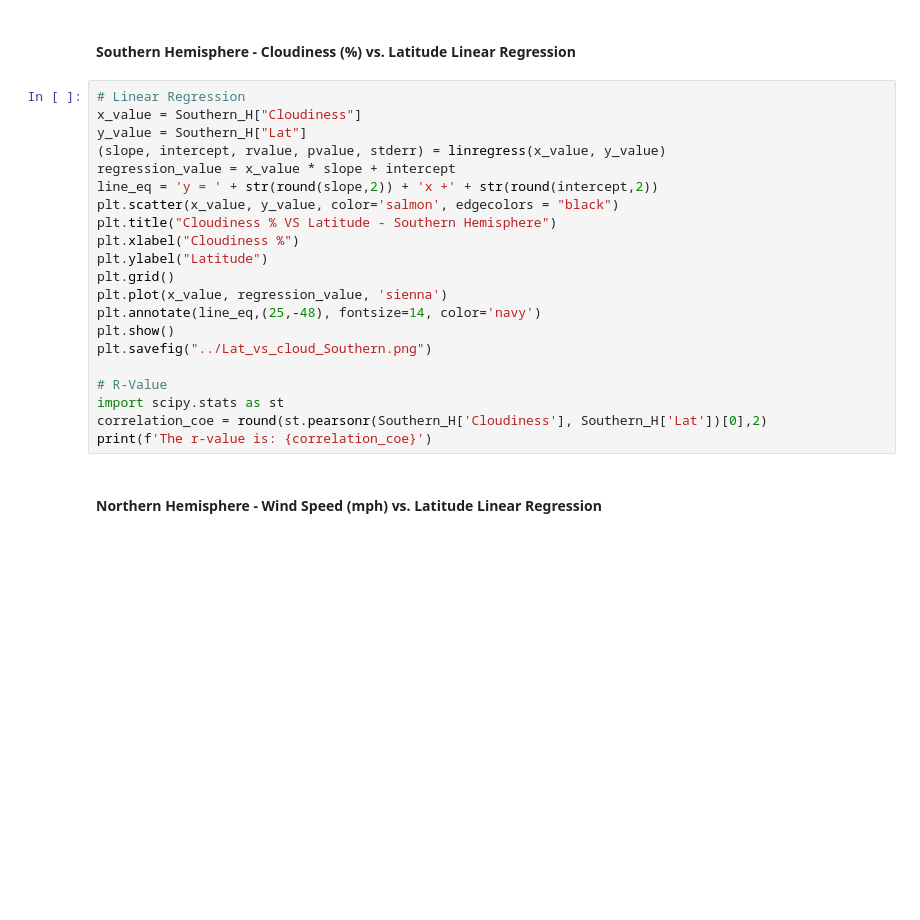
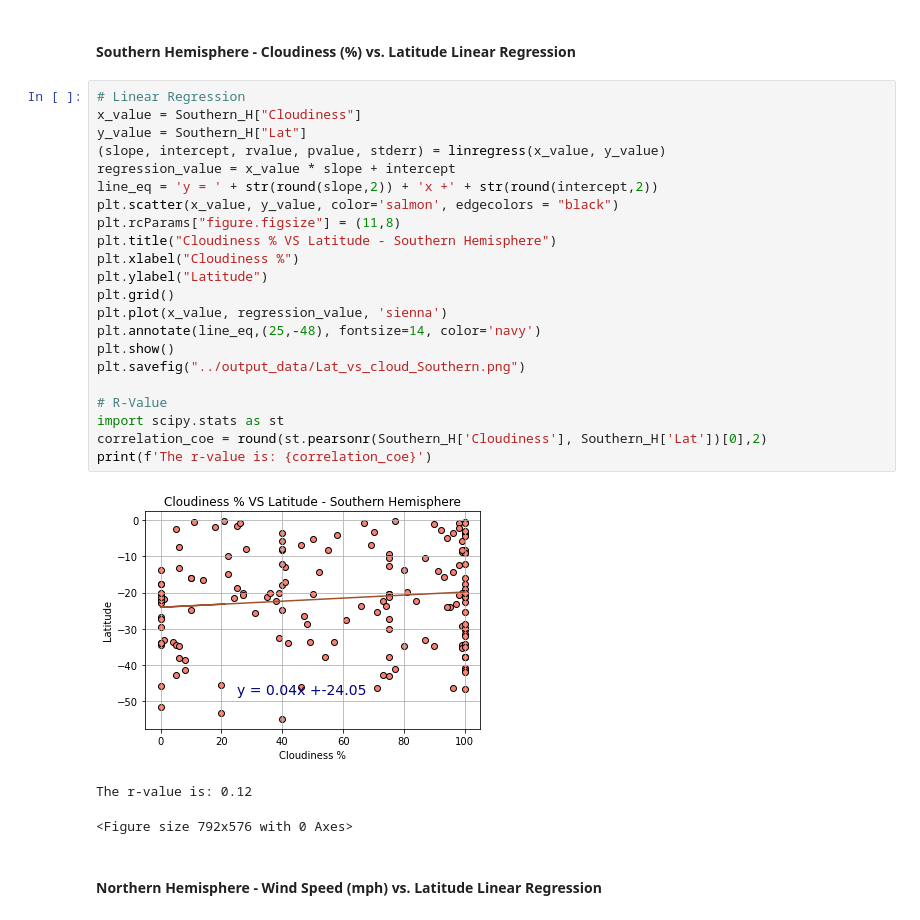
Before and after one commit to annapettigrew/python-api-challenge, a Jupyter notebook: WeatherPy/WeatherPy.ipynb, the cells around one changed output. Drawn from its saved outputs; the diff is of its cells as text; blank space fills up the shorter version.

```diff
--- a/WeatherPy/WeatherPy.ipynb
+++ b/WeatherPy/WeatherPy.ipynb
@@ -393,24 +411,29 @@ print(f'The r-value is: {correlation_coe}')
 # %%
 # Linear Regression
 x_value = Southern_H["Cloudiness"]
 y_value = Southern_H["Lat"]
 (slope, intercept, rvalue, pvalue, stderr) = linregress(x_value, y_value)
 regression_value = x_value * slope + intercept
 line_eq = 'y = ' + str(round(slope,2)) + 'x +' + str(round(intercept,2))
 plt.scatter(x_value, y_value, color='salmon', edgecolors = "black")
+plt.rcParams["figure.figsize"] = (11,8)
 plt.title("Cloudiness % VS Latitude - Southern Hemisphere")
 plt.xlabel("Cloudiness %")
 plt.ylabel("Latitude")
 plt.grid()
 plt.plot(x_value, regression_value, 'sienna')
 plt.annotate(line_eq,(25,-48), fontsize=14, color='navy')
 plt.show()
-plt.savefig("../Lat_vs_cloud_Southern.png")
+plt.savefig("../output_data/Lat_vs_cloud_Southern.png")
 
 # R-Value
 import scipy.stats as st
 correlation_coe = round(st.pearsonr(Southern_H['Cloudiness'], Southern_H['Lat'])[0],2)
 print(f'The r-value is: {correlation_coe}')
+# %% [output]
+[figure, added]
+The r-value is: 0.12
+<Figure size 792x576 with 0 Axes>
 # %% [markdown]
 ####  Northern Hemisphere - Wind Speed (mph) vs. Latitude Linear Regression
 # %%
```
Also changed, not shown: parts of 18 cells of this notebook, 14 other files.
